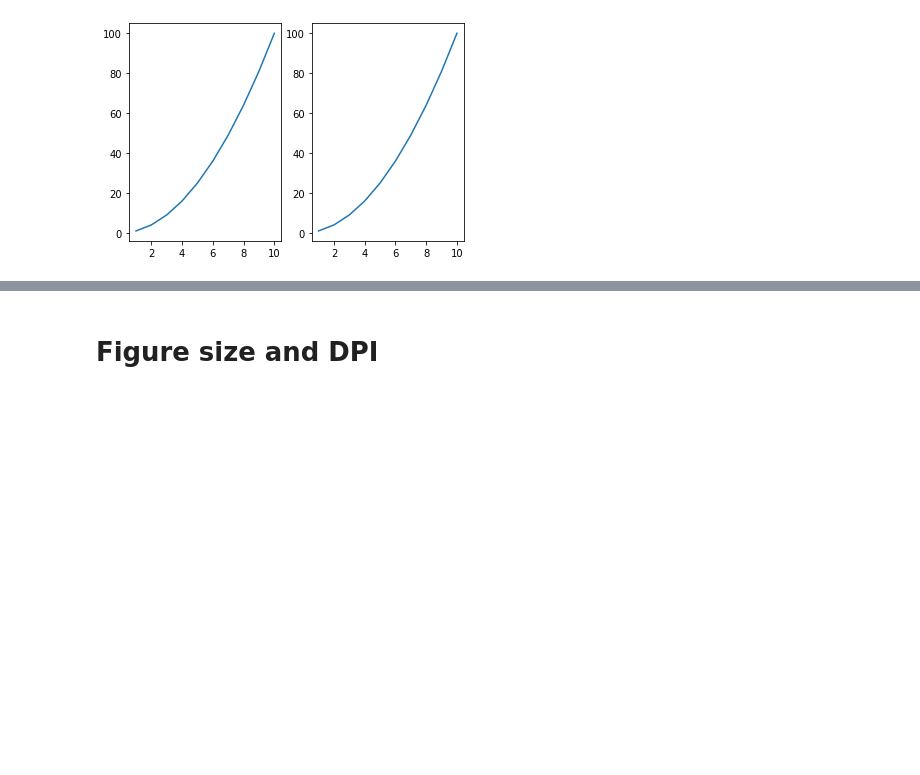
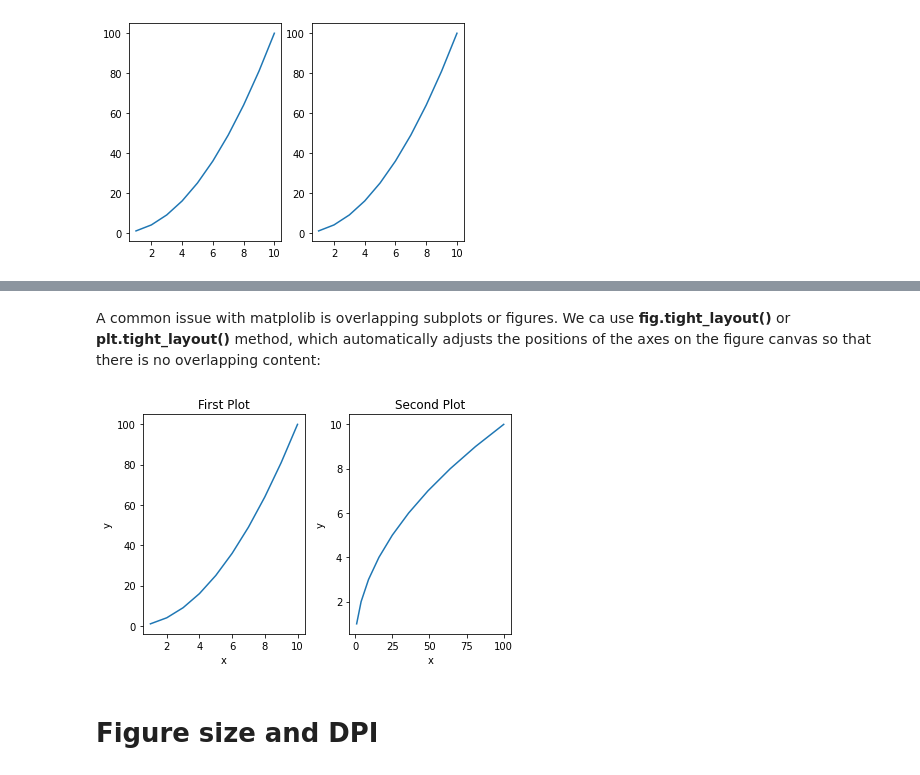
Before and after one commit to chaithrakc/DataScience-Bootcamp, a Jupyter notebook: S08Matplotlib/matplotlib-basic.ipynb, the cells around one changed output, grey strips where cells are left out. Drawn from its saved outputs; the diff is of its cells as text; code cells hidden in the pictures; blank space fills up the shorter version.

```diff
--- a/S08Matplotlib/matplotlib-basic.ipynb
+++ b/S08Matplotlib/matplotlib-basic.ipynb
@@ -188,2 +208,21 @@ array([<matplotlib.axes._subplots.AxesSubplot object at 0x...>,
+# %% [markdown]
+A common issue with matplolib is overlapping subplots or figures. We ca use **fig.tight_layout()** or **plt.tight_layout()** method, which automatically adjusts the positions of the axes on the figure canvas so that there is no overlapping content:
+# %%
+fig, axes = plt.subplots(nrows=1, ncols=2)
+
+# we can also index axes array
+axes[0].plot(x,y)
+axes[0].set_xlabel('x')
+axes[0].set_ylabel('y')
+axes[0].set_title('First Plot')
+
+axes[1].plot(y,x)
+axes[1].set_xlabel('x')
+axes[1].set_ylabel('y')
+axes[1].set_title('Second Plot')
+
+plt.tight_layout()
+# %% [output]
+[figure, added]
 # %% [markdown]
 # Figure size and DPI
```
Also changed, not shown: parts of 35 cells of this notebook.
